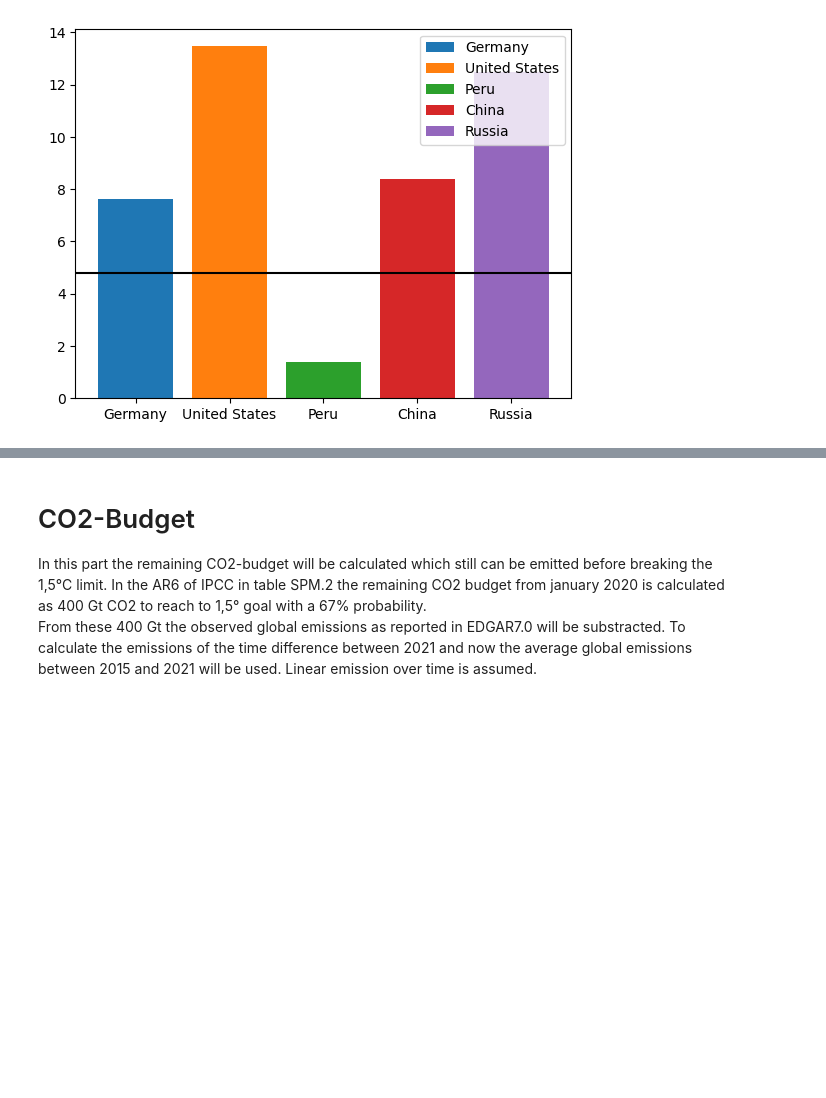
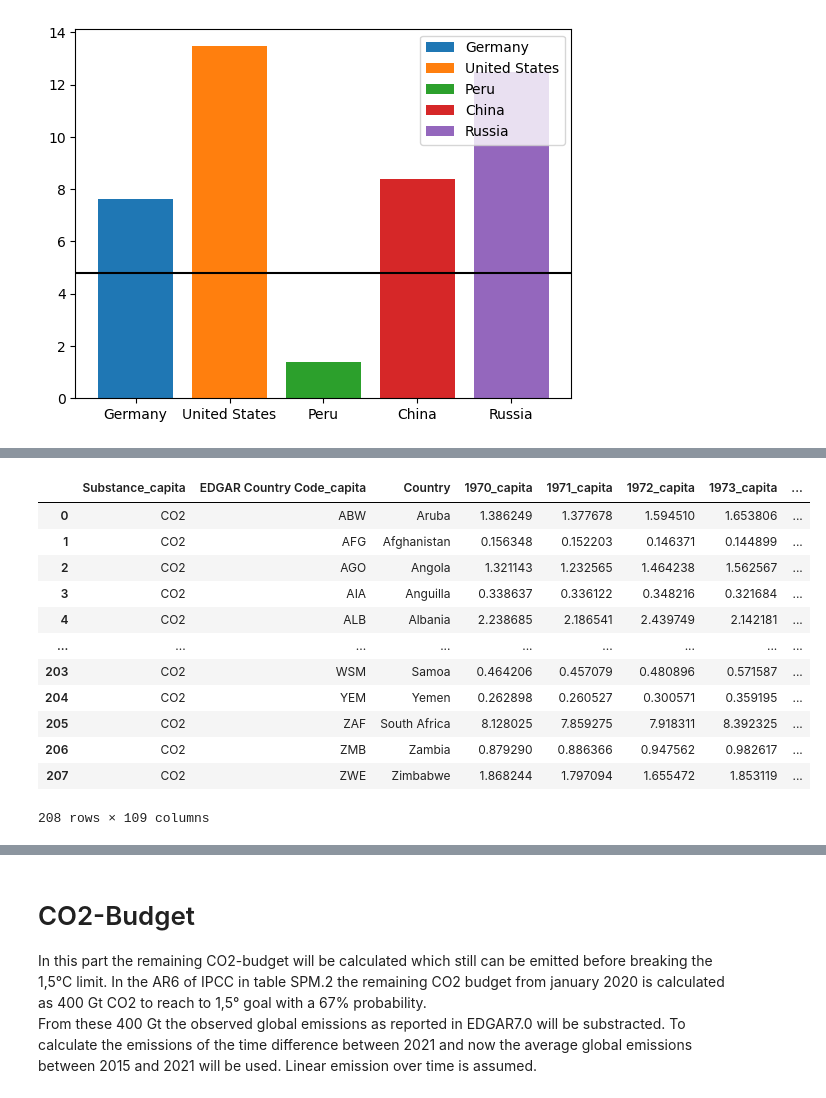
Before and after one commit to programlich/climate_dashboard, a Jupyter notebook: Analysis/climate.ipynb, the cells around one changed output, grey strips where cells are left out. Cells and saved outputs as stored; diff of their text form; code cells hidden in the pictures; blank space fills up the shorter version.

```diff
--- a/Analysis/climate.ipynb
+++ b/Analysis/climate.ipynb
@@ -198,0 +230,18 @@ plot_country_capita_emissions(["Germany", "United States", "Peru", "China", "Rus
+# %%
+emissions_merged = pd.merge(left=emissions_capita,right=emissions_country,on="Country",
+suffixes=("_capita","_country"))
+emissions_merged
+# %% [output]
+|  | Substance_capita | EDGAR Country Code_capita | Country | 1970_capita | 1971_capita | 1972_capita | 1973_capita | ... |
+| 0 | CO2 | ABW | Aruba | 1.386249 | 1.377678 | 1.594510 | 1.653806 | ... |
+| 1 | CO2 | AFG | Afghanistan | 0.156348 | 0.152203 | 0.146371 | 0.144899 | ... |
+| 2 | CO2 | AGO | Angola | 1.321143 | 1.232565 | 1.464238 | 1.562567 | ... |
+| 3 | CO2 | AIA | Anguilla | 0.338637 | 0.336122 | 0.348216 | 0.321684 | ... |
+| 4 | CO2 | ALB | Albania | 2.238685 | 2.186541 | 2.439749 | 2.142181 | ... |
+| ... | ... | ... | ... | ... | ... | ... | ... | ... |
+| 203 | CO2 | WSM | Samoa | 0.464206 | 0.457079 | 0.480896 | 0.571587 | ... |
+| 204 | CO2 | YEM | Yemen | 0.262898 | 0.260527 | 0.300571 | 0.359195 | ... |
+| 205 | CO2 | ZAF | South Africa | 8.128025 | 7.859275 | 7.918311 | 8.392325 | ... |
+| 206 | CO2 | ZMB | Zambia | 0.879290 | 0.886366 | 0.947562 | 0.982617 | ... |
+| 207 | CO2 | ZWE | Zimbabwe | 1.868244 | 1.797094 | 1.655472 | 1.853119 | ... |
+208 rows × 109 columns
```
Also changed, not shown: parts of 10 cells of this notebook.
